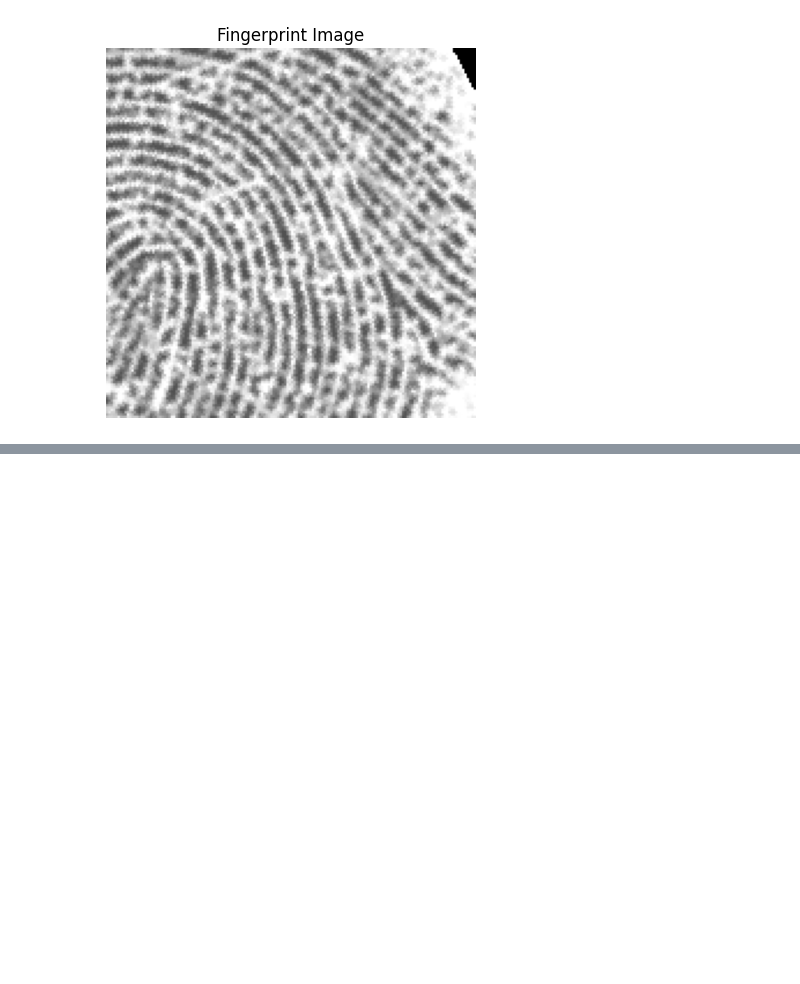
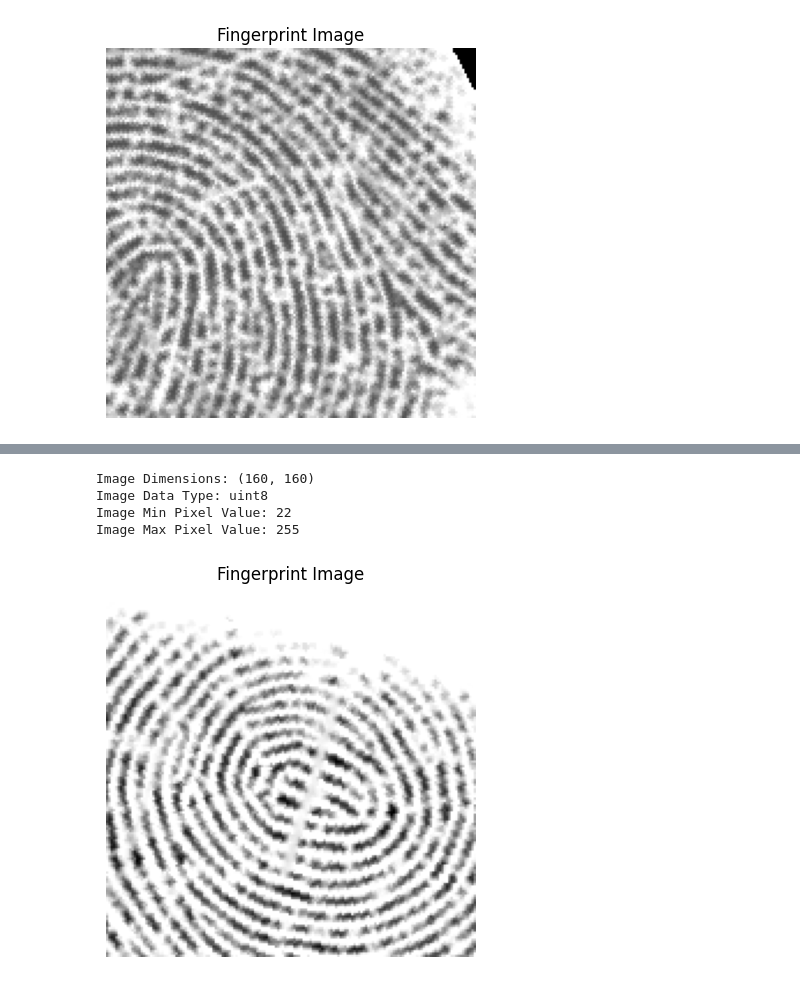
Before and after one commit to AdamMashaka/SIM_Alert, a Jupyter notebook: Graph_view.ipynb, the cells around one changed output, grey strips where cells are left out. Saved outputs shown, nothing was run; the diff lists cells and outputs as text; code cells hidden in the pictures; blank space fills up the shorter version.

```diff
--- a/Graph_view.ipynb
+++ b/Graph_view.ipynb
@@ -306,0 +211,39 @@ AttributeError: The layer sequential_10 has never been called and thus has no de
+# %%
+import cv2
+import numpy as np
+import matplotlib.pyplot as plt
+
+# Load a sample fingerprint image
+def load_sample_image(image_path):
+    image = cv2.imread(image_path, cv2.IMREAD_GRAYSCALE)
+    if image is None:
+        raise FileNotFoundError(f"Image not found at path: {image_path}")
+    return image
+
+# Display basic information about the image
+def display_image_info(image):
+    print(f"Image Dimensions: {image.shape}")
+    print(f"Image Data Type: {image.dtype}")
+    print(f"Image Min Pixel Value: {np.min(image)}")
+    print(f"Image Max Pixel Value: {np.max(image)}")
+
+    # Display the image
+    plt.imshow(image, cmap='gray')
+    plt.title('Fingerprint Image')
+    plt.axis('off')
+    plt.show()
+
+# Example usage
+if __name__ == '__main__':
+    # Load a sample fingerprint image
+    sample_image_path = 'extraction/train_data/sample_image.png'  # Ensure this path points to a valid image file
+    sample_image = load_sample_image(sample_image_path)
+
+    # Display basic information about the image
+    display_image_info(sample_image)
+# %% [output]
+Image Dimensions: (160, 160)
+Image Data Type: uint8
+Image Min Pixel Value: 22
+Image Max Pixel Value: 255
+[figure, added]
```
Also changed, not shown: parts of 3 cells of this notebook.
